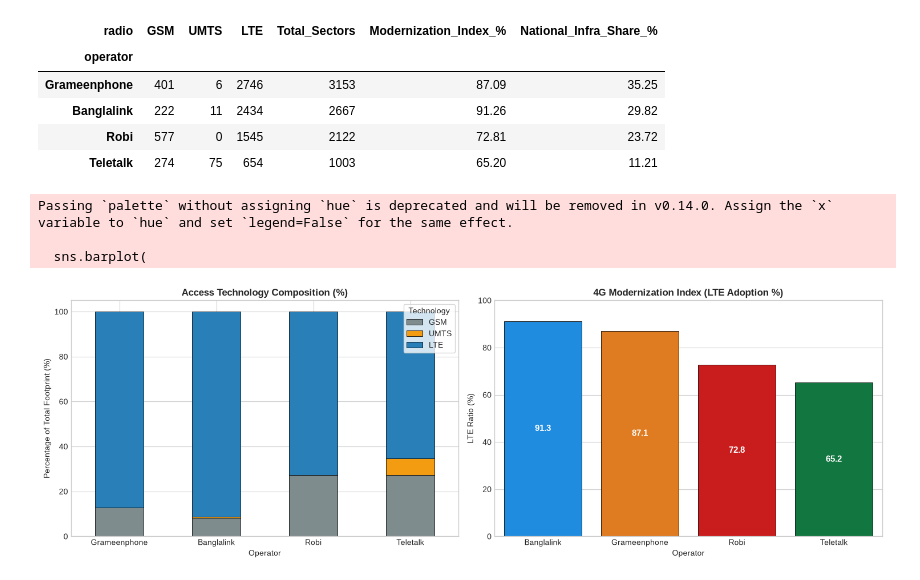
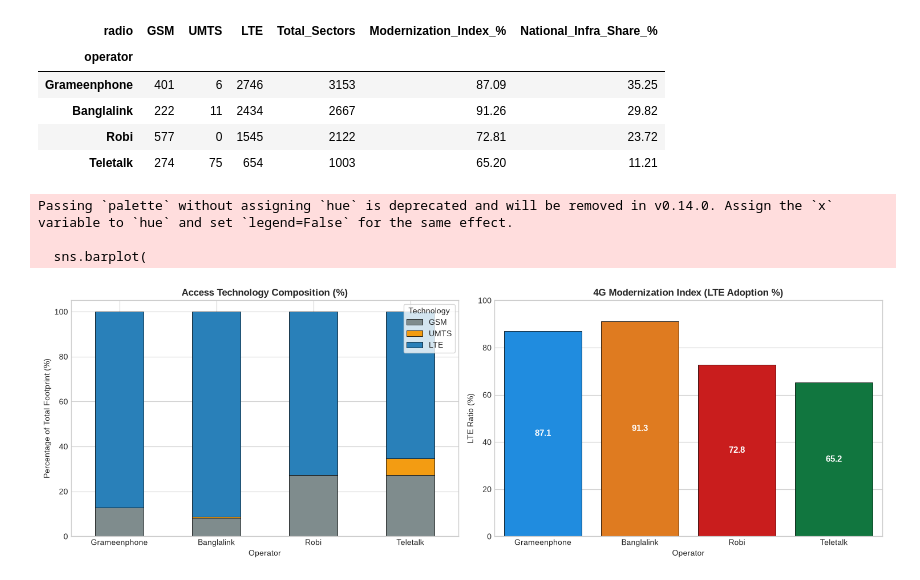
Before and after one commit to rh61632/network-project-personal, a Jupyter notebook: notebooks/02_modernization_and_tech_mix.ipynb, the cells around one changed output. Drawn from its saved outputs; the diff is of its cells as text; code cells hidden in the pictures.

```diff
--- a/notebooks/02_modernization_and_tech_mix.ipynb
+++ b/notebooks/02_modernization_and_tech_mix.ipynb
@@ -69,31 +69,32 @@ sns.barplot(
     data = tech_matrix.reset_index(),
     x = "operator",
     y = "Modernization_Index_%",
+    order= tech_matrix.index,
     palette = palette,
     axes = axes[1],
     edgecolor = "black",
     linewidth = 0.6
 )
 
 axes[1].set_title("4G Modernization Index (LTE Adoption %)", fontsize = 12, weight = "bold")
 axes[1].set_ylabel("LTE Ratio (%)")
 axes[1].set_xlabel("Operator")
 axes[1].set_ylim(0, 100)
 axes[1].tick_params(axis = "x", rotation = 0)
 
 for p in axes[1].patches:
     h = p.get_height()
     if h>0:
         axes[1].annotate(
             f"{h:.1f}",
             (p.get_x() + p.get_width() / 2., h/2),
             ha = "center", va = "center", color = "white", fontweight = "bold", fontsize = 11
         )
 
 plt.tight_layout()
 plt.show()
 # %% [output]
 Passing `palette` without assigning `hue` is deprecated and will be removed in v0.14.0. Assign the `x` variable to `hue` and set `legend=False` for the same effect.
 
   sns.barplot(
-[figure, old version]
+[figure, new version]
```
Also changed, not shown: parts of 1 cell of this notebook.
